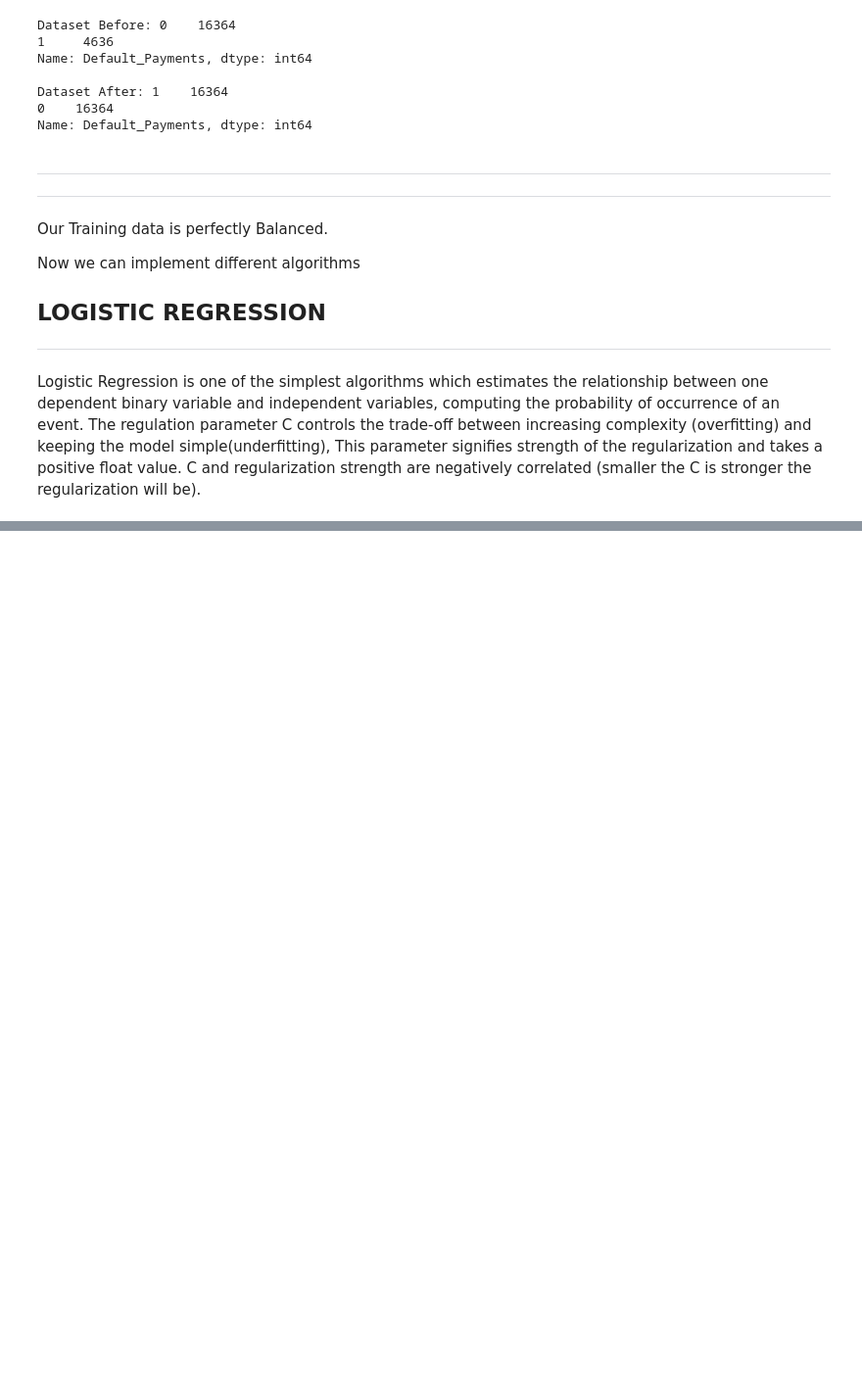
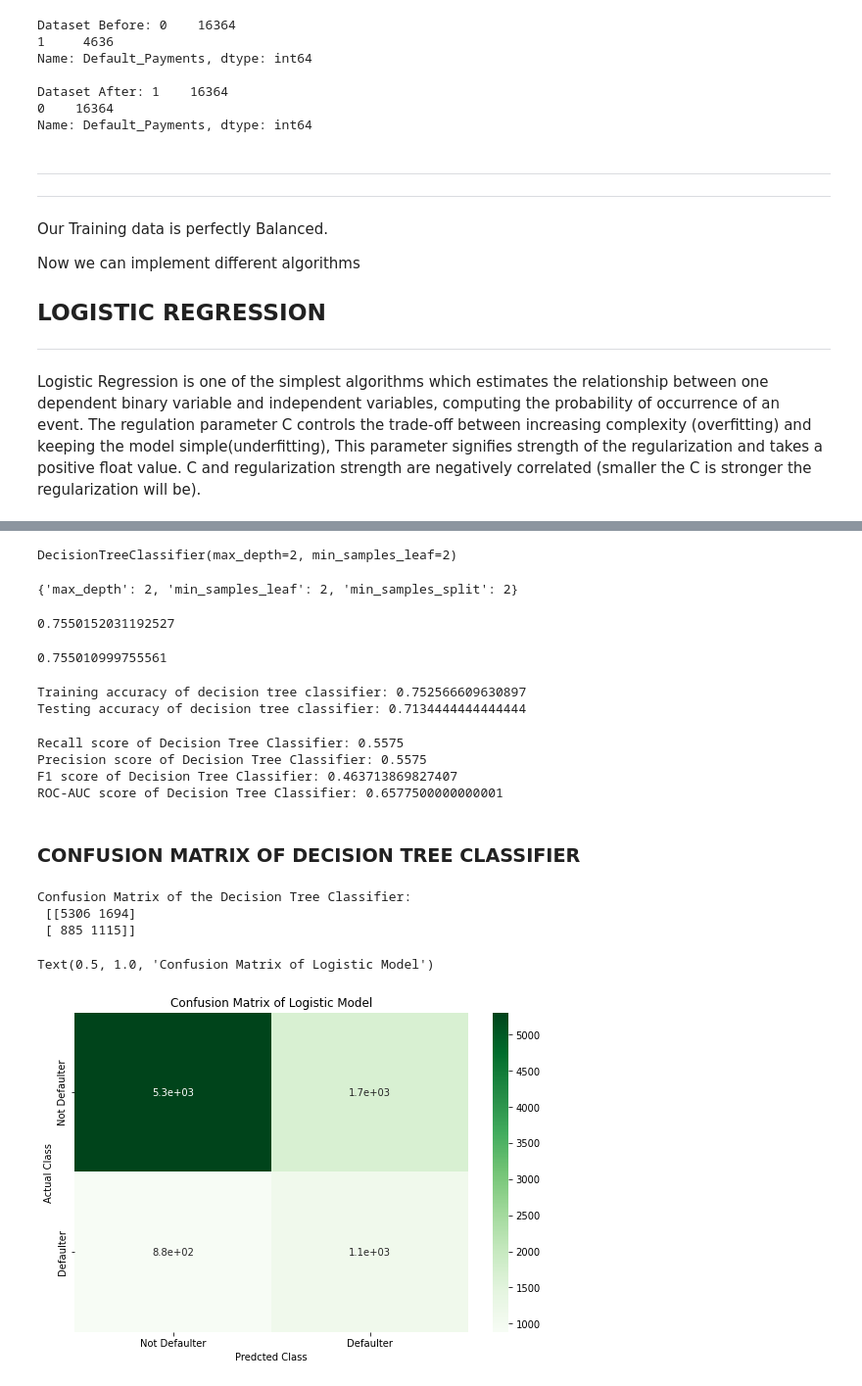
Before and after one commit to Mdanish2020/Credit_card_default_prediction, a Jupyter notebook: ML_Capstone(Classification)Credit_Card_Default_Prediction.ipynb, the cells around one changed output, grey strips where cells are left out. Shown at 98% size. Drawn from its saved outputs; the diff is of its cells as text; code cells hidden in the pictures; blank space fills up the shorter version.

```diff
--- a/ML_Capstone(Classification)Credit_Card_Default_Prediction.ipynb
+++ b/ML_Capstone(Classification)Credit_Card_Default_Prediction.ipynb
@@ -585,0 +653,10 @@ logistic_grid_model.best_score_
+# %%
+# Building decision tree classifier
+from sklearn.tree import DecisionTreeClassifier
+
+dtc = DecisionTreeClassifier()
+decision_tree_model = GridSearchCV(dtc, param_grid = {'max_depth': [2,4,6,8],
+                                                      'min_samples_leaf': [2,4,6,8,10],
+                                                      'min_samples_split':[2,4,6,8,10]},
+                                   scoring = 'recall',cv = 3, n_jobs = -1)
+decision_tree_model.fit(X_train_smt,y_train_smt)
@@ -585,0 +669,67 @@ logistic_grid_model.best_score_
+# %%
+decision_tree_model.best_estimator_
+# %% [output]
+DecisionTreeClassifier(max_depth=2, min_samples_leaf=2)
+# %%
+decision_tree_model.best_params_
+# %% [output]
+{'max_depth': 2, 'min_samples_leaf': 2, 'min_samples_split': 2}
+# %%
+decision_tree_model.best_score_
+# %% [output]
+0.7550152031192527
+# %%
+decision_tree_model.score(X_train_smt,y_train_smt)
+# %% [output]
+0.755010999755561
+# %%
+# Getting train and test predicted values
+y_train_dtc_pred = decision_tree_model.predict(X_train_smt)
+y_test_dtc_pred = decision_tree_model.predict(X_test)
+# %%
+# Getting the training and testing accuracy
+dtc_training_accuracy = accuracy_score(y_train_smt,y_train_dtc_pred)
+dtc_testing_accuracy = accuracy_score(y_test, y_test_dtc_pred)
+
+print('Training accuracy of decision tree classifier:',dtc_training_accuracy)
+print('Testing accuracy of decision tree classifier:',dtc_testing_accuracy)
+# %% [output]
+Training accuracy of decision tree classifier: 0.752566609630897
+Testing accuracy of decision tree classifier: 0.7134444444444444
+# %%
+# Getting precision, recall, f1_score, roc_auc_score and confusion matrix
+dtc_recall_score = recall_score(y_test,y_test_dtc_pred)
+dtc_precision_score = recall_score(y_test,y_test_dtc_pred)
+dtc_f1_score = f1_score(y_test, y_test_dtc_pred)
+dtc_roc_auc_score = roc_auc_score(y_test,y_test_dtc_pred)
+
+# Print all the metrics
+print('Recall score of Decision Tree Classifier:',dtc_recall_score)
+print('Precision score of Decision Tree Classifier:',dtc_precision_score)
+print('F1 score of Decision Tree Classifier:',dtc_f1_score)
+print('ROC-AUC score of Decision Tree Classifier:',dtc_roc_auc_score)
+# %% [output]
+Recall score of Decision Tree Classifier: 0.5575
+Precision score of Decision Tree Classifier: 0.5575
+F1 score of Decision Tree Classifier: 0.463713869827407
+ROC-AUC score of Decision Tree Classifier: 0.6577500000000001
+# %% [markdown]
+### **CONFUSION MATRIX OF DECISION TREE CLASSIFIER**
+# %%
+# plotting confusion matrix of Decision Tree Classifier
+dtc_confusion_mat = confusion_matrix(y_test,y_test_dtc_pred)
+print('Confusion Matrix of the Decision Tree Classifier:\n',dtc_confusion_mat)
+
+labels = ['Not Defaulter','Defaulter']
+# heatmap
+plt.figure(figsize = (9,6))
+sns.heatmap(dtc_confusion_mat,cmap = 'Greens', annot = True, xticklabels = labels, yticklabels = labels)
+plt.ylabel('Actual Class')
+plt.xlabel('Predcted Class')
+plt.title('Confusion Matrix of Logistic Model',fontsize = 12)
+# %% [output]
+Confusion Matrix of the Decision Tree Classifier:
+ [[5306 1694]
+ [ 885 1115]]
+Text(0.5, 1.0, 'Confusion Matrix of Logistic Model')
+[figure, added]
```
Also changed, not shown: parts of 22 cells of this notebook.
